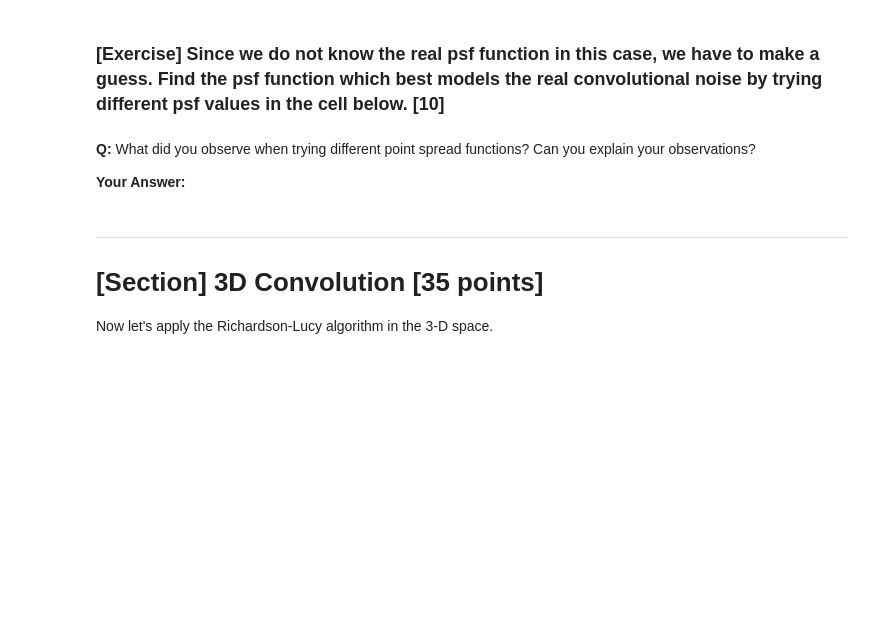
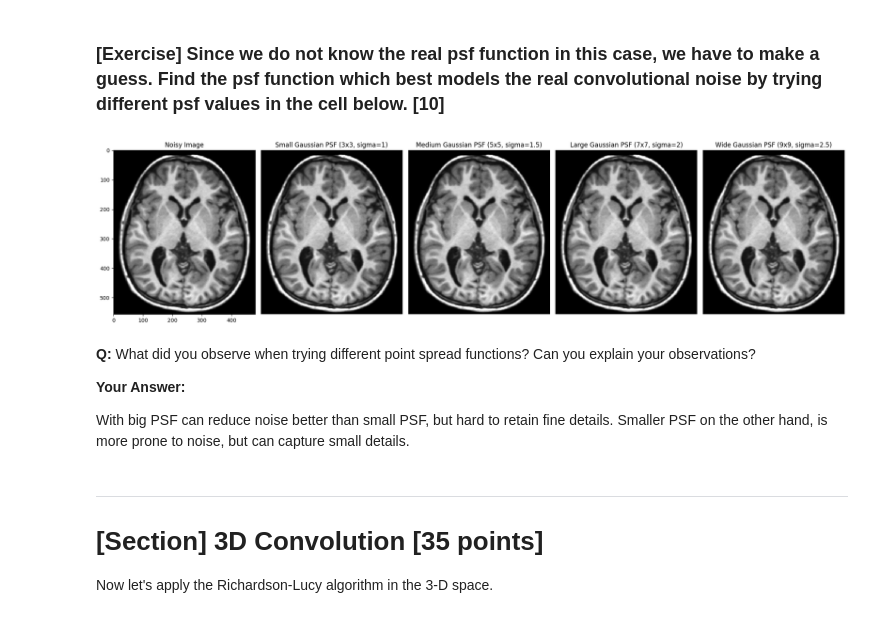
Before and after one commit to UIUC-BIOE488/yifan20_MP2, a Jupyter notebook: MP2-3DConv_Richardson_Lucy.ipynb, the cells around one changed output. Cells and saved outputs as stored; diff of their text form; code cells hidden in the pictures; blank space fills up the shorter version.

```diff
--- a/MP2-3DConv_Richardson_Lucy.ipynb
+++ b/MP2-3DConv_Richardson_Lucy.ipynb
@@ -99,15 +152,46 @@ brain = brain / 256.  # normalize the image pixel data to [0,1]
 brain += 1E-12 # adding a small constant 1E-12 to avoid division-by-zero later down the line
 # %% [markdown]
 ### [Exercise] Since we do not know the real psf function in this case, we have to make a guess. Find the psf function which best models the real convolutional noise by trying different psf values in the cell below. [10]
-# %%
-psf = ...
-deconvolved_brain = ...
-
-# visualize original and deconv output side-by-side
+# %%
+import numpy as np
+import matplotlib.pyplot as plt
+
+import numpy as np
+from scipy.ndimage import gaussian_filter
+
+def generate_psf(size, sigma):
+    psf = gaussian_filter(np.zeros((size, size)), sigma=sigma)
+    psf[size // 2, size // 2] = 1
+    return psf / psf.sum()
+
+psf_options = {
+    "Small Gaussian PSF (3x3, sigma=1)": generate_psf(size=3, sigma=1),
+    "Medium Gaussian PSF (5x5, sigma=1.5)": generate_psf(size=5, sigma=1.5),
+    "Large Gaussian PSF (7x7, sigma=2)": generate_psf(size=7, sigma=2),
+    "Wide Gaussian PSF (9x9, sigma=2.5)": generate_psf(size=9, sigma=2.5)
+}
+
+fig, axes = plt.subplots(1, len(psf_options) + 1, figsize=(20, 5))
+axes[0].imshow(brain, cmap='gray')
+axes[0].set_title("Noisy Image")
+
+for i, (psf_name, psf) in enumerate(psf_options.items(), 1):
+    deconvolved = richardson_lucy(brain, psf)
+    axes[i].imshow(deconvolved, cmap='gray')
+    axes[i].set_title(f"{psf_name}")
+    axes[i].axis('off')
+
+plt.tight_layout()
+plt.show()
+# %% [output]
+[figure, added]
 # %% [markdown]
 **Q:** What did you observe when trying different point spread functions? Can you explain your observations?
 
 **Your Answer:**
+
+With big PSF can reduce noise better than small PSF, but hard to retain fine details.
+Smaller PSF on the other hand, is more prone to noise, but can capture small details.
 # %% [markdown]
 --------------------
 # [Section] 3D Convolution [35 points]
```
Also changed, not shown: parts of 13 cells of this notebook, 2 other files.
